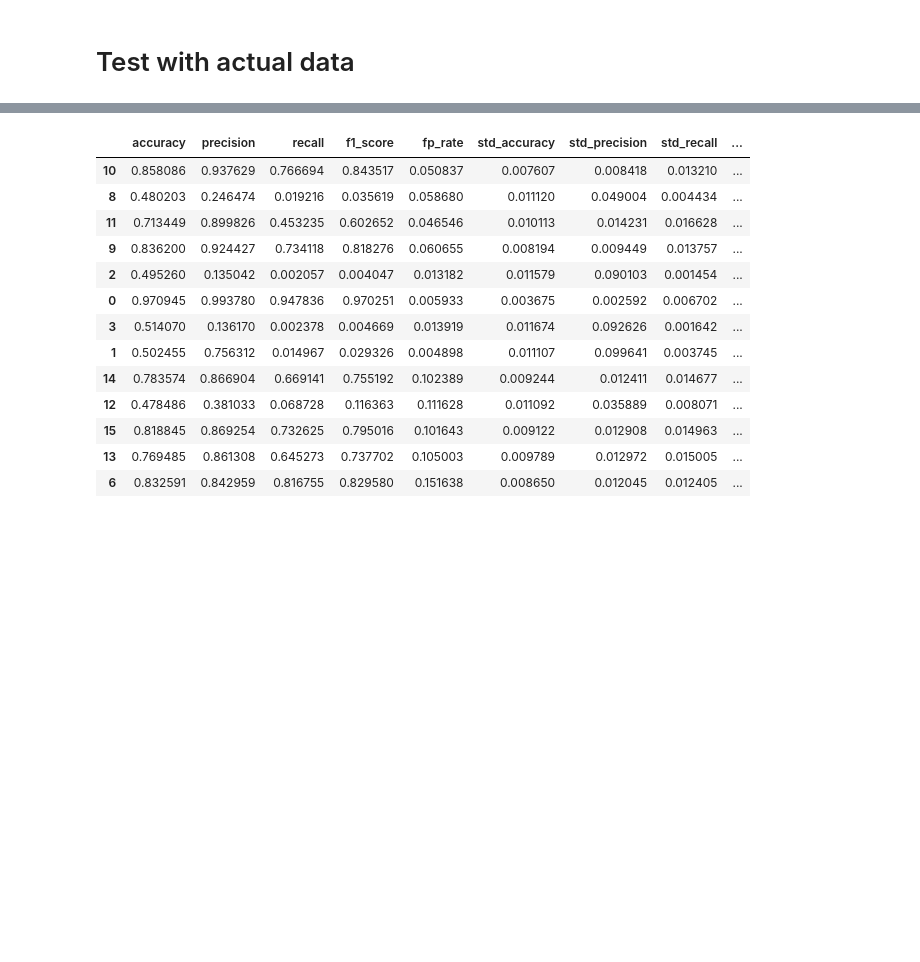
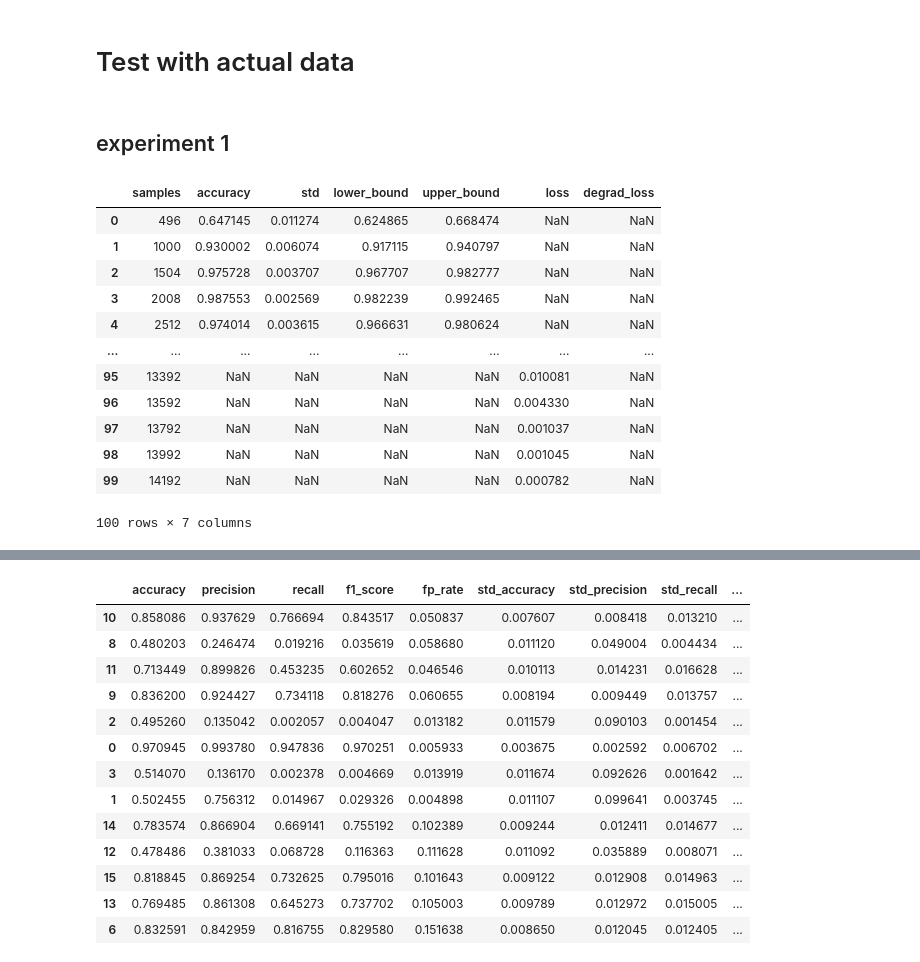
Before and after one commit to marluxiaboss/text_llm_detector, a Jupyter notebook: create_plots_from_logs.ipynb, the cells around one changed output, grey strips where cells are left out. Drawn from its saved outputs; the diff is of its cells as text; code cells hidden in the pictures; blank space fills up the shorter version.

```diff
--- a/create_plots_from_logs.ipynb
+++ b/create_plots_from_logs.ipynb
@@ -260,3 +260,33 @@ plt.show()
 [figure]
 # %% [markdown]
 # Test with actual data
+# %% [markdown]
+## experiment 1
+# %%
+# distil-roberta trained on mistral with adapter
+detector = "distil_roberta-base"
+training_method = "adapter"
+model_code = "04_04_1026"
+detector_logs_path = f"./saved_training_logs_experiment_2/{detector}/{training_method}/fake_true_dataset_mistral_10k/{model_code}/training_logs.json"
+
+training_logs_data = []
+for line in jsonlines.open(detector_logs_path):
+    training_logs_data.append(line)
+
+# transform to pandas dataframe
+df = pd.DataFrame(training_logs_data)
+df.head(100)
+# %% [output]
+|  | samples | accuracy | std | lower_bound | upper_bound | loss | degrad_loss |
+| 0 | 496 | 0.647145 | 0.011274 | 0.624865 | 0.668474 | NaN | NaN |
+| 1 | 1000 | 0.930002 | 0.006074 | 0.917115 | 0.940797 | NaN | NaN |
+| 2 | 1504 | 0.975728 | 0.003707 | 0.967707 | 0.982777 | NaN | NaN |
+| 3 | 2008 | 0.987553 | 0.002569 | 0.982239 | 0.992465 | NaN | NaN |
+| 4 | 2512 | 0.974014 | 0.003615 | 0.966631 | 0.980624 | NaN | NaN |
+| ... | ... | ... | ... | ... | ... | ... | ... |
+| 95 | 13392 | NaN | NaN | NaN | NaN | 0.010081 | NaN |
+| 96 | 13592 | NaN | NaN | NaN | NaN | 0.004330 | NaN |
+| 97 | 13792 | NaN | NaN | NaN | NaN | 0.001037 | NaN |
+| 98 | 13992 | NaN | NaN | NaN | NaN | 0.001045 | NaN |
+| 99 | 14192 | NaN | NaN | NaN | NaN | 0.000782 | NaN |
+100 rows × 7 columns
```
Also changed, not shown: parts of 5 cells of this notebook, 4 other files.
